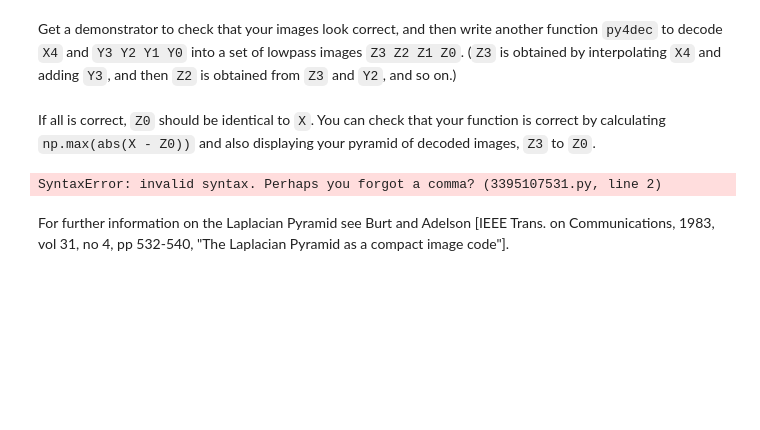
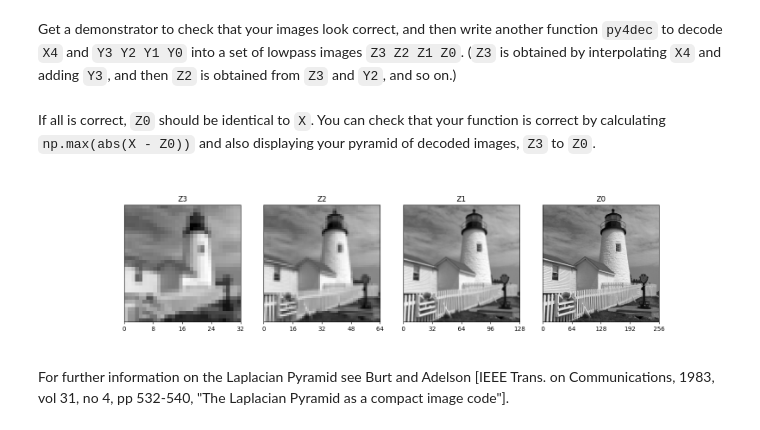
Before and after one commit to EntropyF/cued_sf2_lab, a Jupyter notebook: 6-laplacian-pyramid.ipynb, the cells around one changed output. Drawn from its saved outputs; the diff is of its cells as text; code cells hidden in the pictures; blank space fills up the shorter version.

```diff
--- a/6-laplacian-pyramid.ipynb
+++ b/6-laplacian-pyramid.ipynb
@@ -290,18 +290,19 @@ If all is correct, `Z0` should be identical to
 `X`.  You can check that your function is correct by calculating `np.max(abs(X - Z0))` and also displaying your pyramid of decoded images, `Z3` to `Z0`.
 # %%
 h = 0.25*np.array([1, 2, 1])
-Z3, Z2, Z1, Z0 = py4dec(Y0, your code here to plot the images
+Z3, Z2, Z1, Z0 = py4dec(Y0, Y1, Y2, Y3, X4, h)
+# your code here to plot the images
 titles = ["Z3", "Z2", "Z1", "Z0"]
 imgs = [Z3, Z2, Z1, Z0]
 fig, axs = plt.subplots(1, 4, figsize=(16, 4))
 
 for ax, img, title in zip(axs, imgs, titles):
     plot_image(img, ax=ax)
     ax.set(yticks=[], title=title)
 
 plt.show()
 # %% [output]
-SyntaxError: invalid syntax. Perhaps you forgot a comma? (3395107531.py, line 2)
+[figure, added]
 # %% [markdown]
 For further information on the Laplacian Pyramid see Burt and Adelson [IEEE Trans. on Communications, 1983, vol 31, no 4, pp 532-540, "The Laplacian Pyramid as a compact image code"].
 # %% [markdown]
```
Also changed, not shown: 1 other file.
